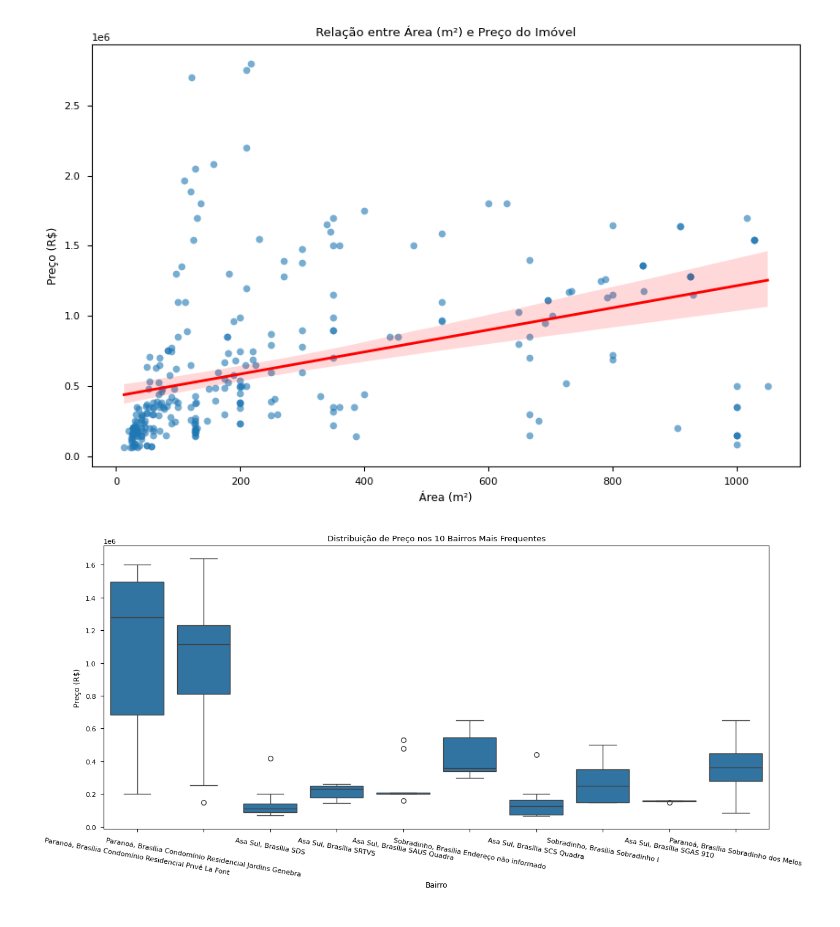
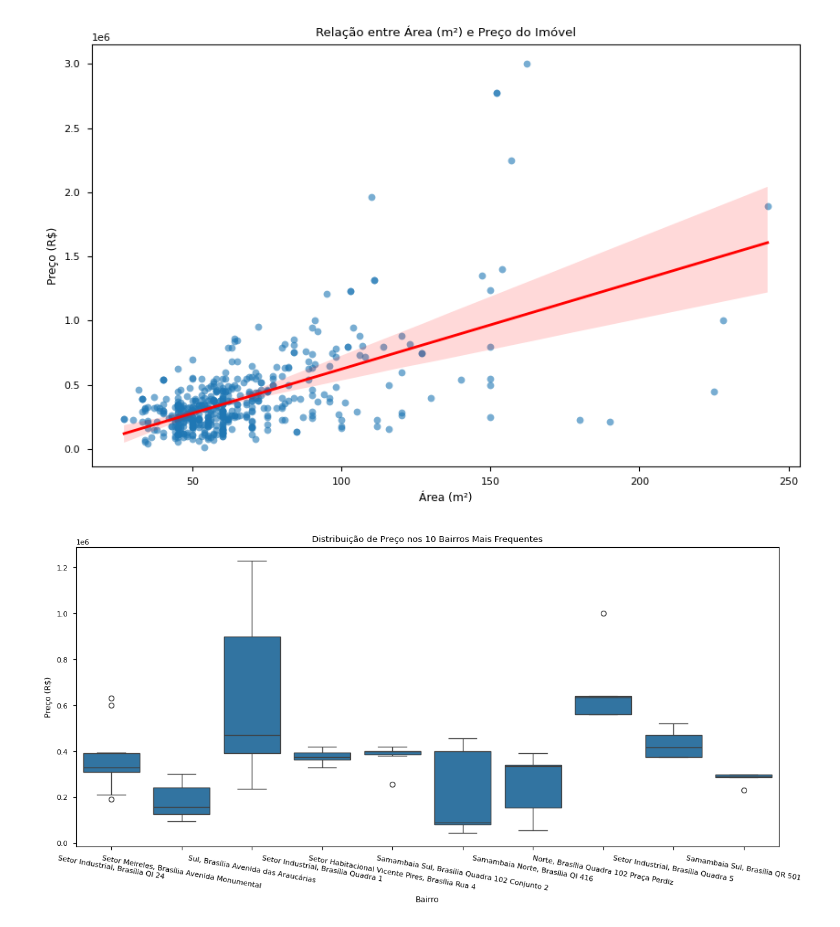
Before and after one commit to Killjoybr/av01-ciencia-dados, a Jupyter notebook: av01.ipynb, the cells around one changed output. Cells and saved outputs as stored; diff of their text form; code cells hidden in the pictures.

```diff
--- a/av01.ipynb
+++ b/av01.ipynb
@@ -7,16 +7,11 @@ import seaborn as sns
 
 from sklearn.model_selection import train_test_split
 from sklearn.impute import SimpleImputer
+import statsmodels.formula.api as sm
 from sklearn.linear_model import LinearRegression, Ridge, Lasso
 from sklearn.metrics import mean_squared_error, mean_absolute_error, r2_score
 
-df = pd.read_csv('trimmed_imoveis.csv', sep=";")
+df = pd.read_csv('apartamentos_brasilia.csv', sep=';')
 
-# Remoção simples por percentil para estabilizar o modelo e gráficos
-q_low = df['preco_brl'].quantile(0.01)
-q_high = df['preco_brl'].quantile(0.98)
-
-df = df[(df['preco_brl'] >= q_low) & (df['preco_brl'] <= q_high)].copy()
-
-print(df.describe())
+df.describe()
 # %% [output]
@@ -72,7 +58,7 @@ plt.figure(figsize=(10, 6))
 sns.regplot(
     data=df,
     x='area_m2',
-    y='preco_brl',
+    y='preco',
     scatter_kws={'alpha': 0.6},
     line_kws={'color': 'red'}
 )
@@ -81,25 +67,25 @@ plt.xlabel('Área (m²)')
 plt.ylabel('Preço (R$)')
 plt.savefig("regplot.pdf", format="pdf", bbox_inches='tight')
 # %% [output]
-[figure, old version]
+[figure, new version]
 # %%
 top_10_bairros = df['bairro'].value_counts().head(10).index
 df_top10 = df[df['bairro'].isin(top_10_bairros)]
 
 plt.figure(figsize=(14, 6))
 sns.boxplot(
     data=df_top10,
     x='bairro',
-    y='preco_brl',
+    y='preco',
     order=top_10_bairros
 )
 plt.title('Distribuição de Preço nos 10 Bairros Mais Frequentes')
 plt.xlabel('Bairro')
 plt.ylabel('Preço (R$)')
 plt.xticks(rotation=350)
 plt.savefig("boxplot.pdf", format="pdf", bbox_inches='tight')
 # %% [output]
-[figure, old version]
+[figure, new version]
 # %%
 features_base = ['area_m2', 'quartos', 'banheiros', 'vagas']
 
```
Also changed, not shown: parts of 7 cells of this notebook.
